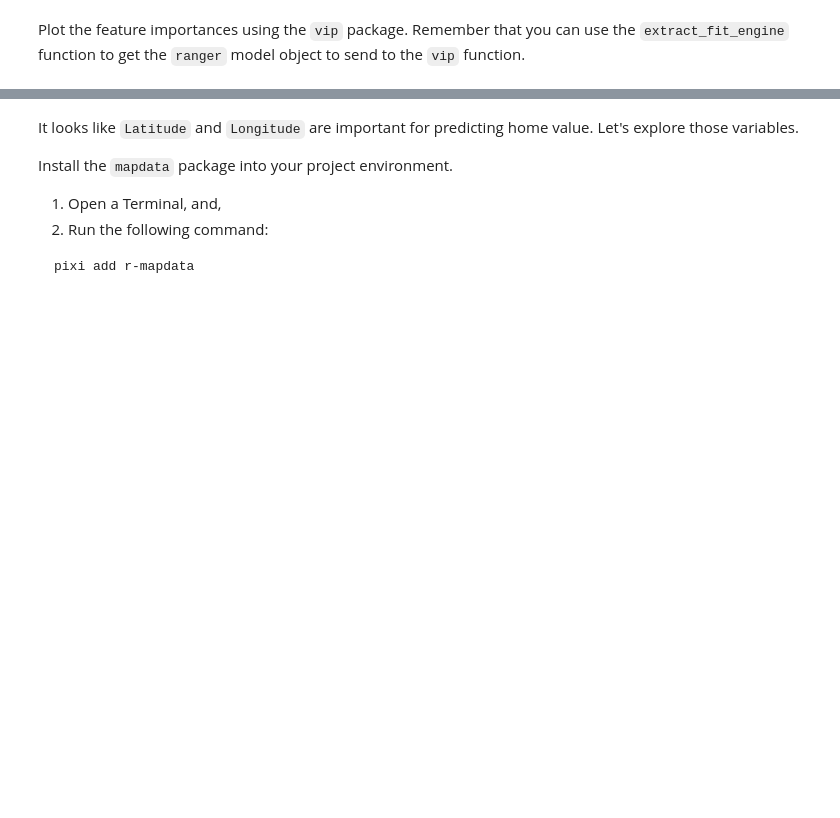
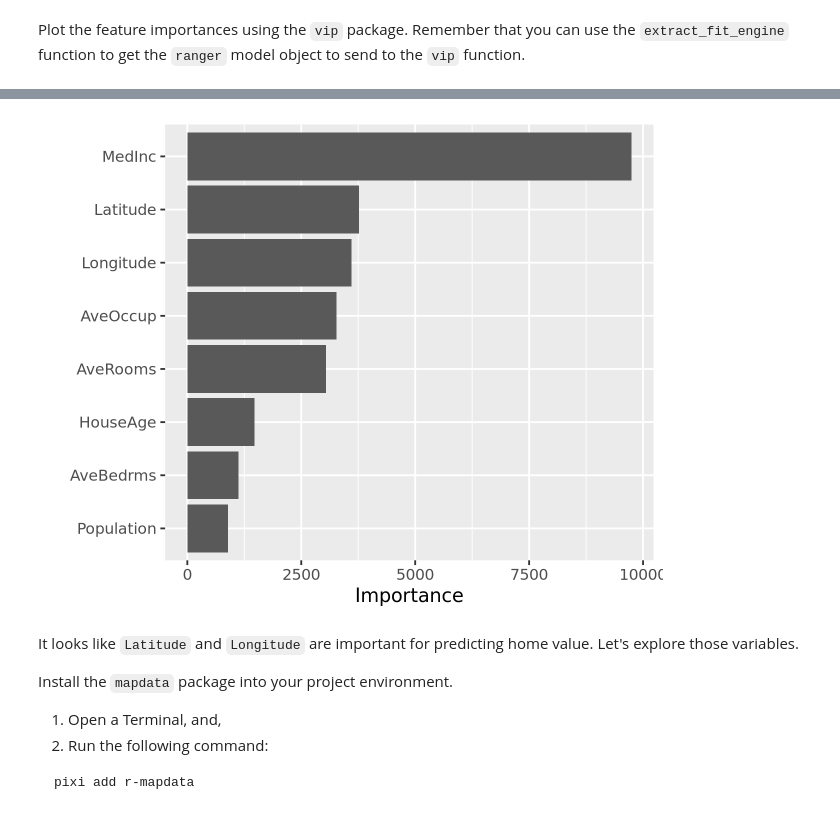
Before and after one commit to kaival1524/a10, a Jupyter notebook: assignment11.ipynb, the cells around one changed output, grey strips where cells are left out. Drawn from its saved outputs; the diff is of its cells as text; code cells hidden in the pictures; blank space fills up the shorter version.

```diff
--- a/assignment11.ipynb
+++ b/assignment11.ipynb
@@ -134,5 +121,10 @@ Let's build a random forest model to predict `MedianHouseValue`.
 2. Fit the model using `MedianHouseValue` as the response variable and all other columns as predictors.
 # %%
 model = rand_forest() |>
-    set_engine("ranger", importance = "impurity") |>
+    set_engine("ranger", importance = "impurity", oob.error = TRUE) |>
     set_mode("regression")
+# %%
+recipe = recipe(MedianHouseValue ~ ., data = housing) |>
+    step_normalize(all_numeric_predictors())
+
+recipe
@@ -138,0 +148,7 @@ model = rand_forest() |>
+# %%
+wf = workflow() |>
+    add_model(model) |>
+    add_recipe(recipe)
+# %%
+wf_fit = fit(wf, data = housing)
+wf_fit
@@ -145,3 +199,9 @@ Plot the feature importances using the `vip` package. Remember that you can use
+# %%
+wf_fit |>
+    extract_fit_parsnip() |>
+    vip()
+# %% [output]
+[figure, added]
 # %% [markdown]
 It looks like `Latitude` and `Longitude` are important for predicting home value. Let's explore those variables.
 
```
Also changed, not shown: parts of 11 cells of this notebook.
